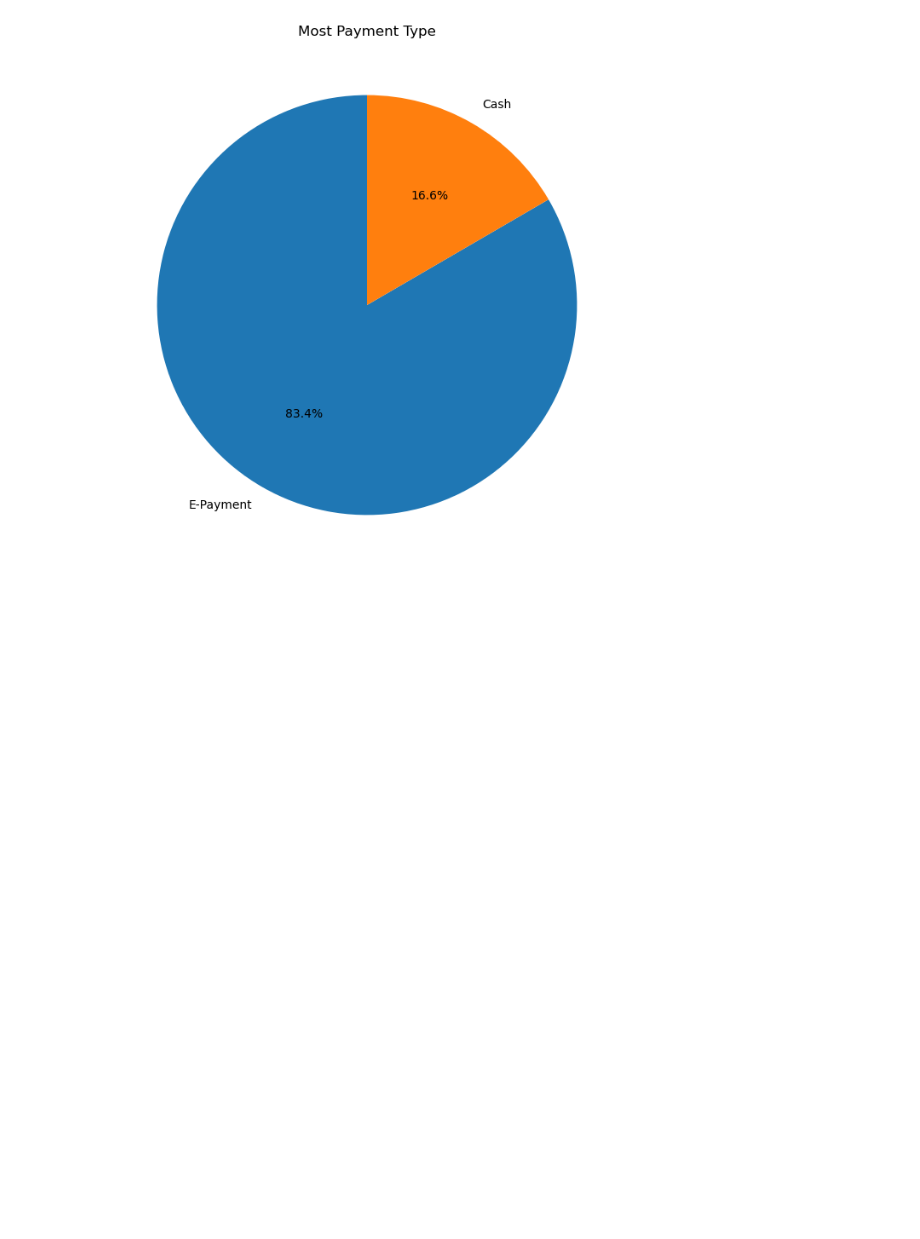
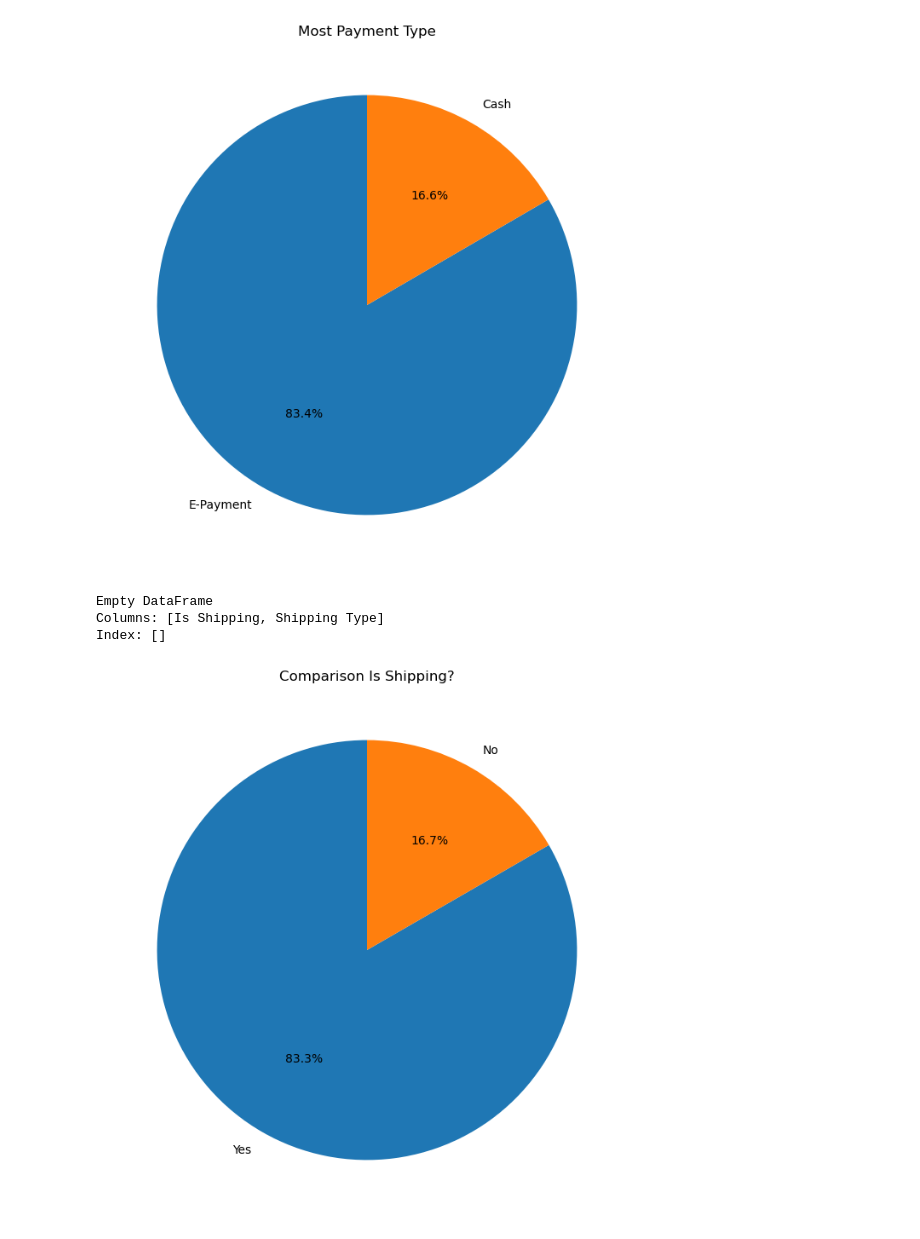
Before and after one commit to FlazeFy2/DS-Customer_Shopping, a Jupyter notebook: exploratory data analysis-pie.ipynb, the cells around one changed output. Saved outputs shown, nothing was run; the diff lists cells and outputs as text; code cells hidden in the pictures; blank space fills up the shorter version.

Commit message:
[DS] EDA - Pie Chart Comparison Is Shipping?

```diff
--- a/exploratory data analysis-pie.ipynb
+++ b/exploratory data analysis-pie.ipynb
@@ -72,3 +72,46 @@ plt.ylabel("")
 plt.show()
 # %% [output]
 [figure]
+# %%
+import pandas as pd
+import matplotlib.pyplot as plt
+import numpy as np
+
+df = pd.read_csv("shopping_trends.csv")
+df
+
+# Others Asset
+shipping_type = {
+    "No": ["Store Pickup"],
+    "Yes": ["Express","Free Shipping","Next Day Air","Standard","2-Day Shipping"]
+}
+
+def assign_shipping_type(types):
+    for dt_type, types_list in shipping_type.items():
+        if types in types_list:
+            return dt_type
+    return "Unknown"
+
+# Implement Is Shipping Based On Shipping Type
+df["Is Shipping"] = df["Shipping Type"].apply(assign_shipping_type)
+
+# Data Prepare - List Unregistered Type
+unknown_type = df[df["Shipping Type"] == "Unknown"]
+print(unknown_type[["Is Shipping","Shipping Type"]])
+# %% [output]
+Empty DataFrame
+Columns: [Is Shipping, Shipping Type]
+Index: []
+# %%
+# Exploratory Data Analysis (EDA) - Pie Chart Comparison Is Shipping?
+# Dataset
+top_context = df["Is Shipping"].value_counts().head(7)
+
+# # Pie Chart
+plt.figure(figsize=(8,8))
+top_context.plot.pie(autopct='%1.1f%%', startangle=90)
+plt.title(f"Comparison Is Shipping?")
+plt.ylabel("")
+plt.show()
+# %% [output]
+[figure, added]
```
